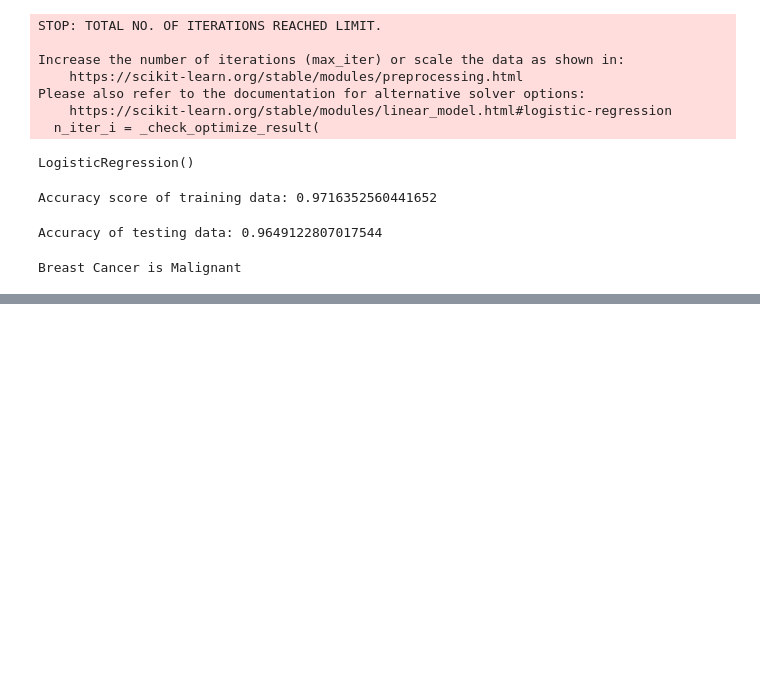
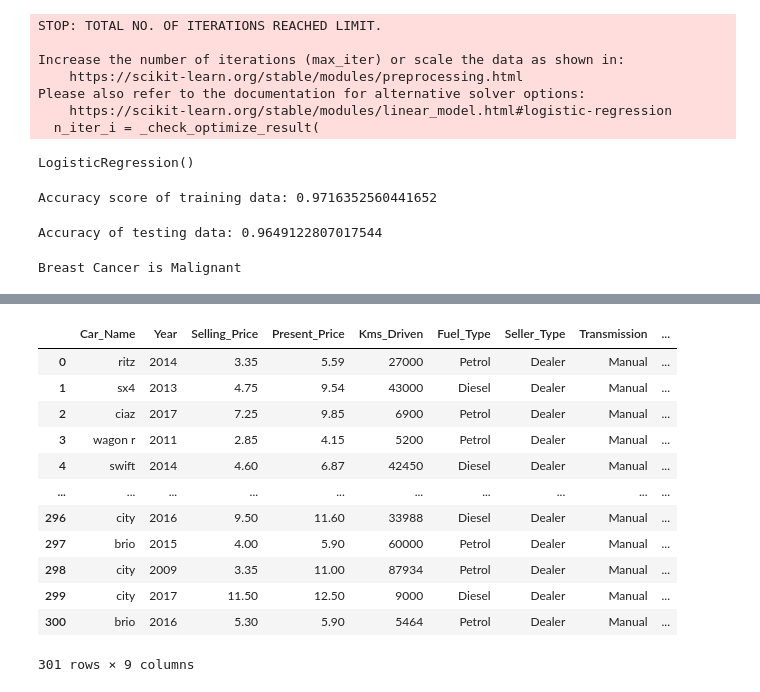
Before and after one commit to pedd1-Srividya/DS-AI-ML-And-Web-Devolopment-Practice, a Jupyter notebook: ML.ipynb, the cells around one changed output, grey strips where cells are left out. Cells and saved outputs as stored; diff of their text form; code cells hidden in the pictures; blank space fills up the shorter version.

```diff
--- a/ML.ipynb
+++ b/ML.ipynb
@@ -402,0 +425,17 @@ Breast Cancer is Malignant
+# %%
+df=pd.read_csv('car data.csv')
+df
+# %% [output]
+|  | Car_Name | Year | Selling_Price | Present_Price | Kms_Driven | Fuel_Type | Seller_Type | Transmission | ... |
+| 0 | ritz | 2014 | 3.35 | 5.59 | 27000 | Petrol | Dealer | Manual | ... |
+| 1 | sx4 | 2013 | 4.75 | 9.54 | 43000 | Diesel | Dealer | Manual | ... |
+| 2 | ciaz | 2017 | 7.25 | 9.85 | 6900 | Petrol | Dealer | Manual | ... |
+| 3 | wagon r | 2011 | 2.85 | 4.15 | 5200 | Petrol | Dealer | Manual | ... |
+| 4 | swift | 2014 | 4.60 | 6.87 | 42450 | Diesel | Dealer | Manual | ... |
+| ... | ... | ... | ... | ... | ... | ... | ... | ... | ... |
+| 296 | city | 2016 | 9.50 | 11.60 | 33988 | Diesel | Dealer | Manual | ... |
+| 297 | brio | 2015 | 4.00 | 5.90 | 60000 | Petrol | Dealer | Manual | ... |
+| 298 | city | 2009 | 3.35 | 11.00 | 87934 | Petrol | Dealer | Manual | ... |
+| 299 | city | 2017 | 11.50 | 12.50 | 9000 | Diesel | Dealer | Manual | ... |
+| 300 | brio | 2016 | 5.30 | 5.90 | 5464 | Petrol | Dealer | Manual | ... |
+301 rows × 9 columns
```
Also changed, not shown: parts of 51 cells of this notebook.
